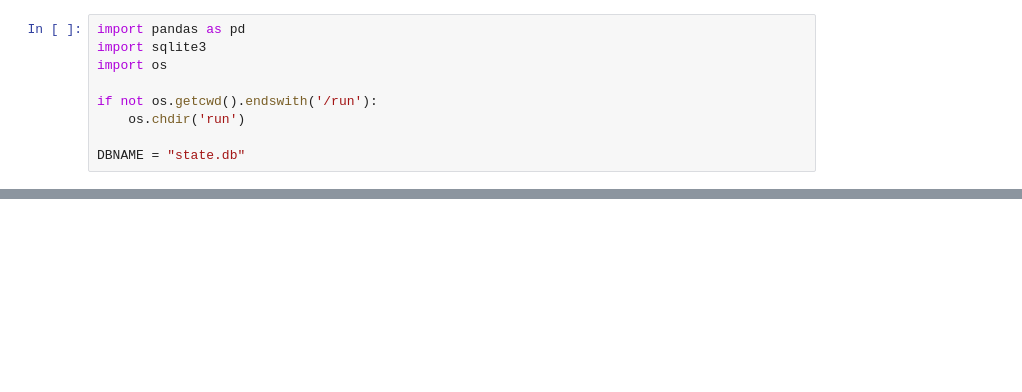
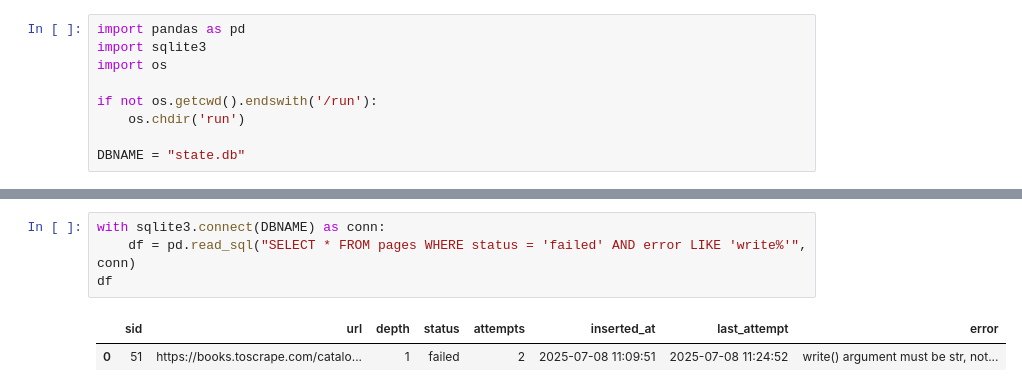
Before and after one commit to igoriokas/web-crawler, a Jupyter notebook: src/take4/view_state.ipynb, the cells around one changed output, grey strips where cells are left out. Cells and saved outputs as stored; diff of their text form; blank space fills up the shorter version.

```diff
--- a/src/take4/view_state.ipynb
+++ b/src/take4/view_state.ipynb
@@ -45,0 +50,7 @@ df
+# %%
+with sqlite3.connect(DBNAME) as conn:
+    df = pd.read_sql("SELECT * FROM pages WHERE status = 'failed' AND error LIKE 'write%'", conn)
+df
+# %% [output]
+|  | sid | url | depth | status | attempts | inserted_at | last_attempt | error |
+| 0 | 51 | https://books.toscrape.com/catalo... | 1 | failed | 2 | 2025-07-08 11:09:51 | 2025-07-08 11:24:52 | write() argument must be str, not... |
```
Also changed, not shown: parts of 2 cells of this notebook, 2 other files.
